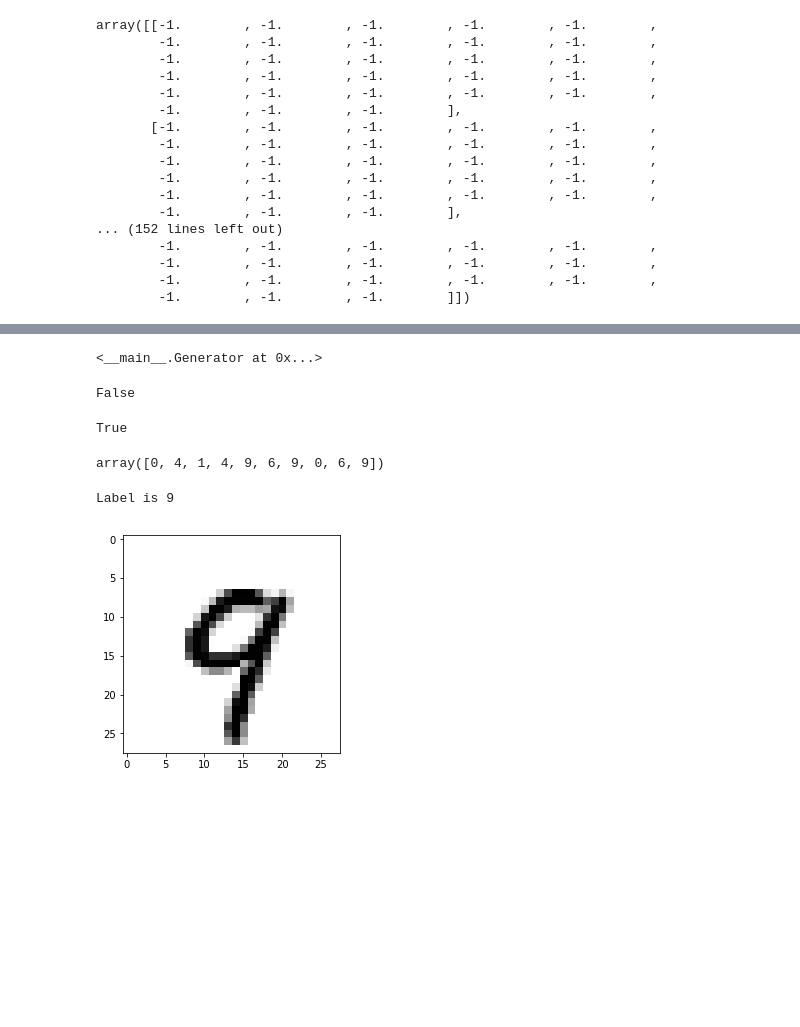
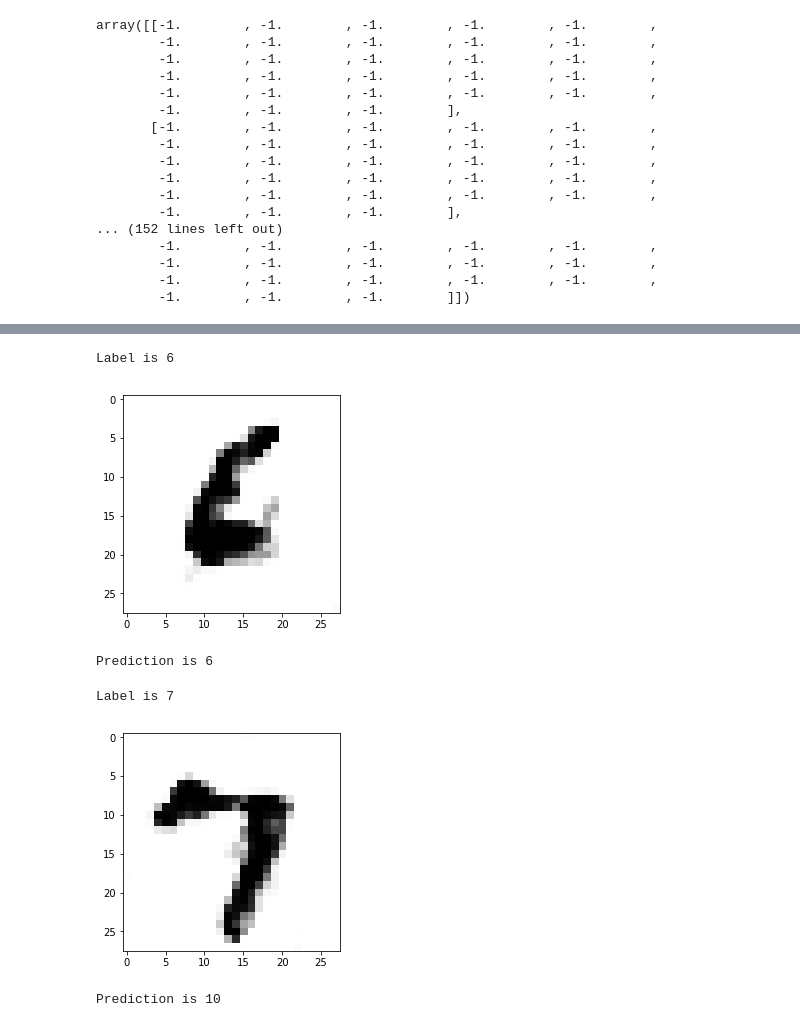
Before and after one commit to chidperi/mnist, a Jupyter notebook: Untitled.ipynb, the cells around one changed output, grey strips where cells are left out. Saved outputs shown, nothing was run; the diff lists cells and outputs as text; code cells hidden in the pictures; blank space fills up the shorter version.

```diff
--- a/Untitled.ipynb
+++ b/Untitled.ipynb
@@ -70,22 +87,3 @@ test_labels.shape
 # %%
 training_labels_oh = mnist_data.Y_onehot(training_labels,10)
 test_labels_oh = mnist_data.Y_onehot(test_labels,10)
-# %%
-def generate_noise(samples, data):
-    noise = np.random.random((samples,data))*50
-    softmax_noise = np.exp(noise)
-    softmax_noise = softmax_noise/softmax_noise.sum(axis=1, keepdims=True)
-    return softmax_noise
-
-noise = generate_noise(60000,10)
-
-def generate_image_labels(generator, noise):
-    generator.model.compile(optimizer='Adam',loss='categorical_crossentropy')
-    generator_images = generator.model.predict(noise)
-    generator_labels=np.argmax(noise, axis=1).reshape(-1,1)
-    generate_images = mnist_data.X_denormalize(generator_images)
-
-    return generator_images, generator_labels
-
-generator_images, generator_labels = generate_image_labels(generator, noise)
-mnist_data.show_image(images=generator_images, index=5, labels=generator_labels)
@@ -99,6 +89,0 @@ training_images.shape
-# %%
-noise = generate_noise(100,10)
-
-generator.model.compile(optimizer='Adam',loss='categorical_crossentropy')
-generator_images = generator.model.predict(noise)
-generator_labels=np.argmax(noise, axis=1).reshape(-1,1)
@@ -123,5 +89,0 @@ Epoch 1/1
-# %%
-import CNN
-model = CNN.NN()
-model.CNN_NOPOOL(28,28,10)
-model.model.summary()
@@ -316,23 +90,12 @@ _________________________________________________________________
-# %%
-np.random
-# %% [output]
-<__main__.Generator at 0x...>
-# %%
-discriminator.frozen_model()
-model.layers[-1].layers[3].trainable
-# %% [output]
-False
-# %%
-discriminator.trainable_model()
-model.layers[-1].layers[3].trainable
-# %% [output]
-True
-# %%
-train
-# %% [output]
-array([0, 4, 1, 4, 9, 6, 9, 0, 6, 9])
-# %%
-mnist_data.show_image(12,test_images,test_labels)
-# %% [output]
-Label is 9
-[figure, removed]
+# %%
+get_generator_prediction(model, noise, generator_labels, 300)
+# %% [output]
+Label is 6
+[figure, added]
+Prediction is 6
+# %%
+get_generator_prediction(model, noise, generator_images, generator_labels, 2)
+# %% [output]
+Label is 7
+[figure, added]
+Prediction is 10
```
Also changed, not shown: parts of 14 cells of this notebook, 1 other file.
